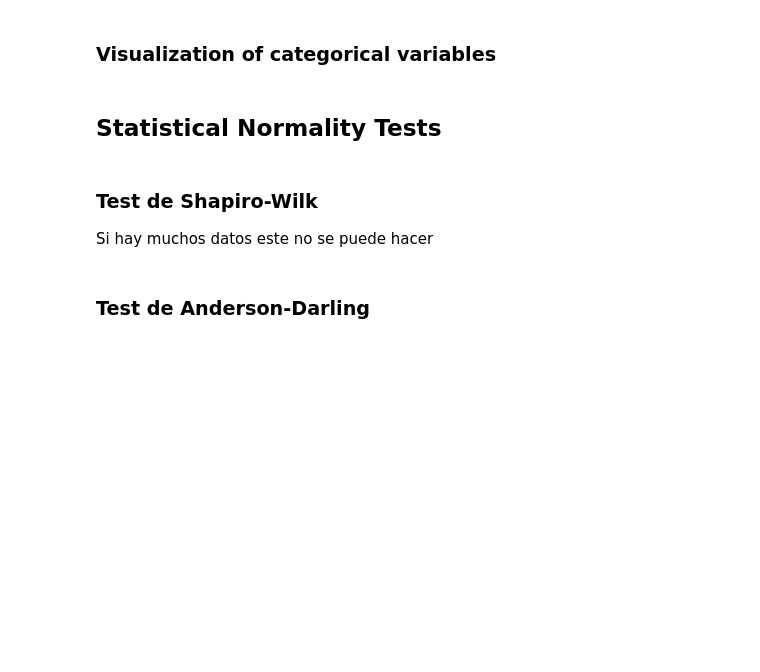
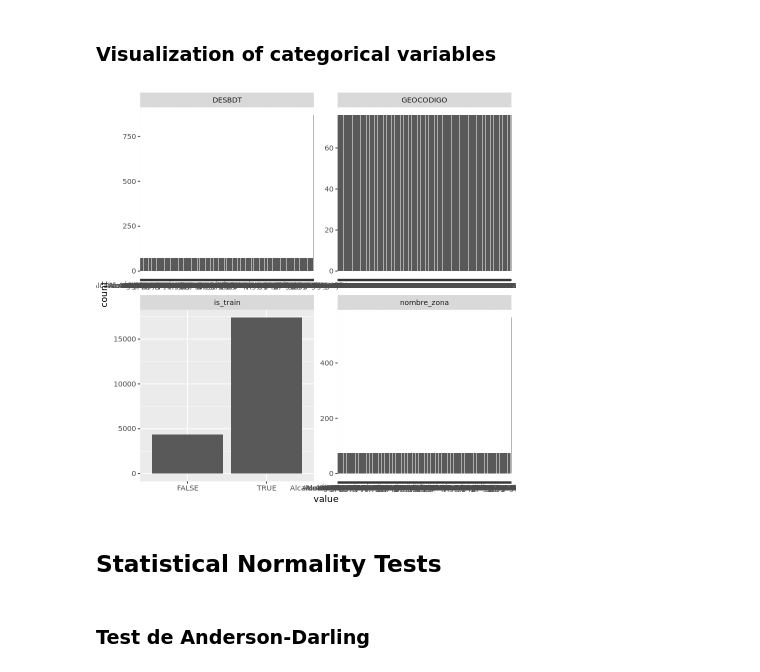
Before and after one commit to URJCDSLab/CitizenLab-Research-and-Development, a Jupyter notebook: casos_urjc/notebooks/dominios_II_y_III/04_vacunas/12.- Exploratory Data Analysis_04_19_vacunacion_completo_v_01.ipynb, the cells around one changed output. Cells and saved outputs as stored; diff of their text form; code cells hidden in the pictures; blank space fills up the shorter version.

```diff
--- a/casos_urjc/notebooks/dominios_II_y_III/04_vacunas/12.- Exploratory Data Analysis_04_19_vacunacion_completo_v_01.ipynb
+++ b/casos_urjc/notebooks/dominios_II_y_III/04_vacunas/12.- Exploratory Data Analysis_04_19_vacunacion_completo_v_01.ipynb
@@ -192,16 +319,15 @@ char_data
 # %%
 # returns a visualization of the number and frequency of categorical features
 char_data |>
+  mutate(across(c(GEOCODIGO, is_train), as.character))|>
   pivot_longer(cols = everything()) |>
   ggplot(aes(x = value)) +
   geom_bar() +
   facet_wrap(~name, scales = "free")
+# %% [output]
+[figure, added]
 # %% [markdown]
 ## Statistical Normality Tests
 # %%
 cdata_long <- cdata |>
   pivot_longer(cols = everything())
-# %% [markdown]
-### Test de Shapiro-Wilk
-
-Si hay muchos datos este no se puede hacer
```
Also changed, not shown: parts of 39 cells of this notebook, 3 other files.
